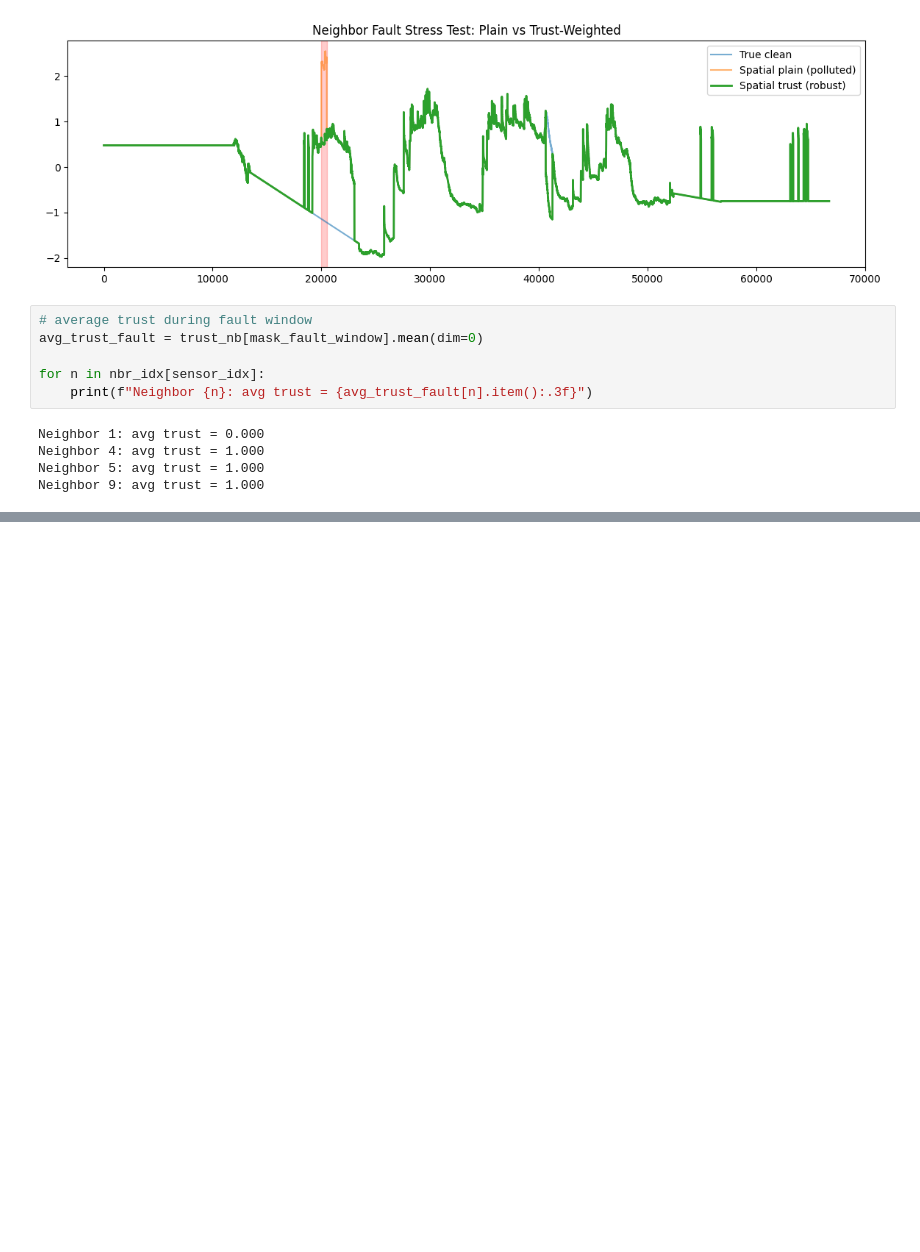
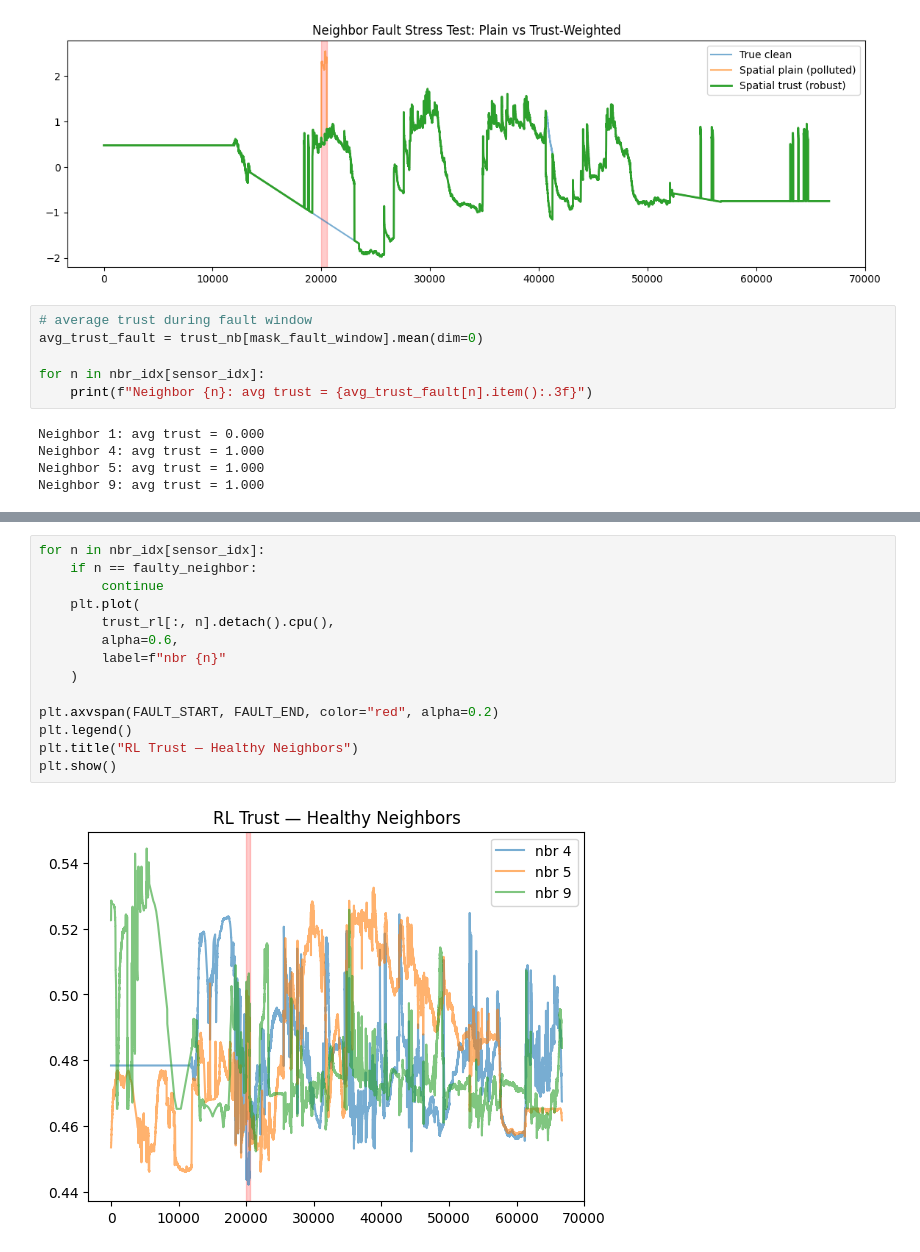
Before and after one commit to prateek-g-bit/Fault-Tolerance-System, a Jupyter notebook: fault-tolerant-system-v1.ipynb, the cells around one changed output, grey strips where cells are left out. Cells and saved outputs as stored; diff of their text form; blank space fills up the shorter version.

```diff
--- a/fault-tolerant-system-v1.ipynb
+++ b/fault-tolerant-system-v1.ipynb
@@ -1132,0 +1405,16 @@ Neighbor 9: avg trust = 1.000
+# %%
+for n in nbr_idx[sensor_idx]:
+    if n == faulty_neighbor:
+        continue
+    plt.plot(
+        trust_rl[:, n].detach().cpu(),
+        alpha=0.6,
+        label=f"nbr {n}"
+    )
+
+plt.axvspan(FAULT_START, FAULT_END, color="red", alpha=0.2)
+plt.legend()
+plt.title("RL Trust — Healthy Neighbors")
+plt.show()
+# %% [output]
+[figure, added]
```
Also changed, not shown: parts of 17 cells of this notebook.
